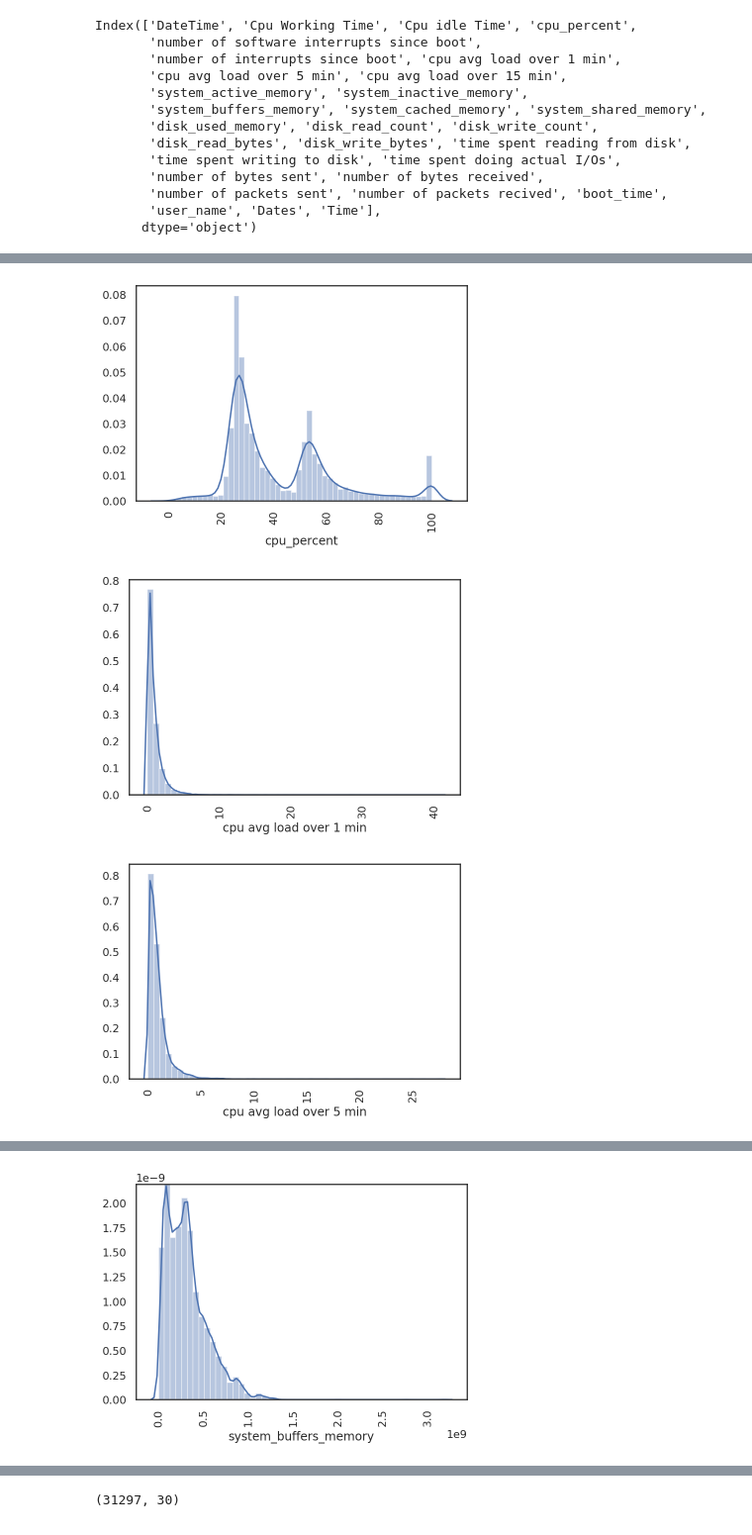
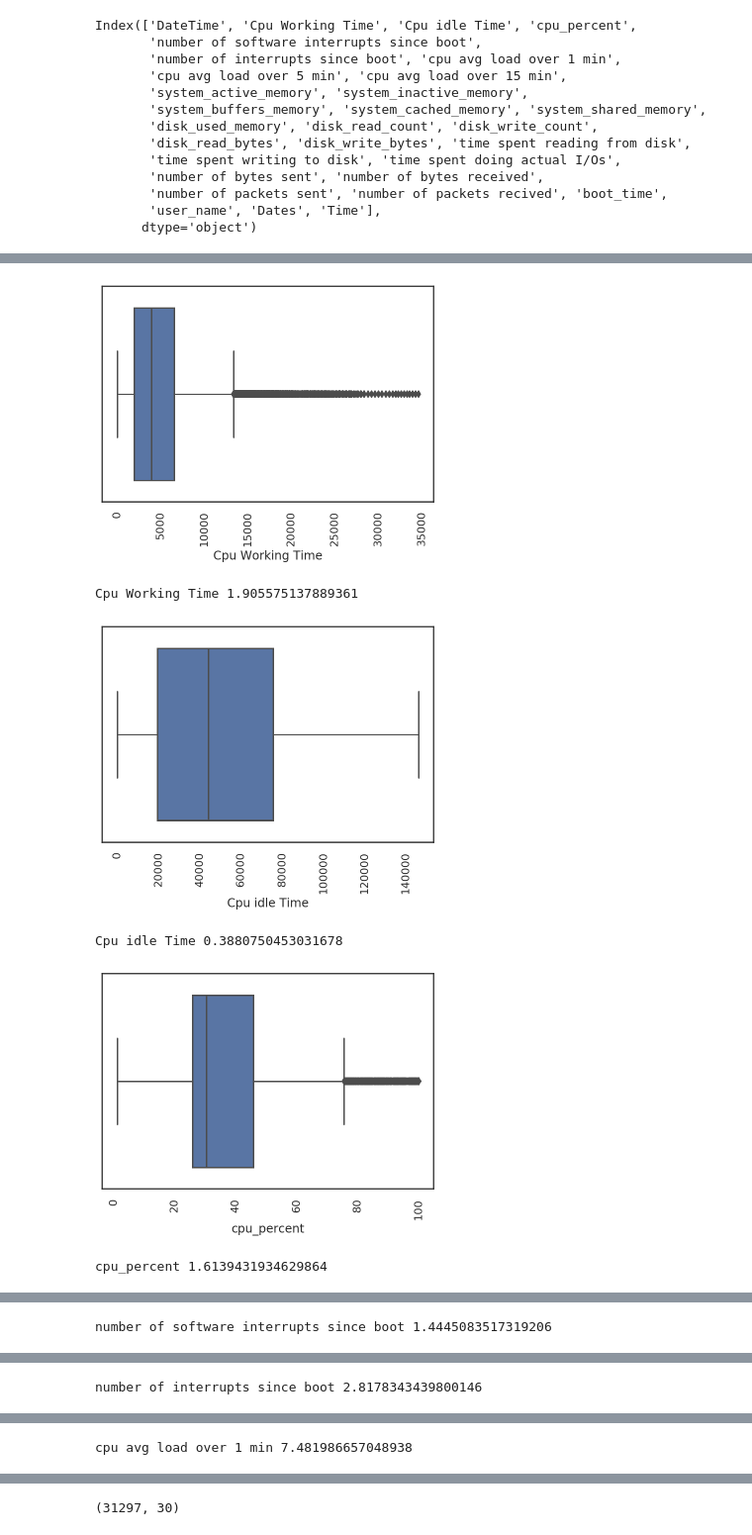
Before and after one commit to prayas2409/latiket-kafka, a Jupyter notebook: project_logs/logs_project.ipynb, the cells around one changed output, grey strips where cells are left out. Shown at 99% size. Cells and saved outputs as stored; diff of their text form; code cells hidden in the pictures.

```diff
--- a/project_logs/logs_project.ipynb
+++ b/project_logs/logs_project.ipynb
@@ -123,21 +137,25 @@ Name: Cpu idle Time, Length: 477, dtype: float64
 # %%
 def visualization(data):
 
-    dt = data[data['user_name']=='5152ibrahim@gmail.com']
-    dt2 = dt[dt['Dates']==dt['Dates'].unique()[2]]
+#     dt = data[data['user_name']=='5152ibrahim@gmail.com']
+#     dt2 = dt[dt['Dates']==dt['Dates'].unique()[2]]
 
     for i in data.columns:
         if data[i].dtype != 'object':
 #             print(data.columns[i])
 #             plt.figure(figsize=(15,7))
 #             sb.lineplot(x='Time', y=data.columns[i], data=data)
-            sb.distplot(data[i])
+#             sb.distplot(data[i])
+            sb.boxplot(data[i])
 
             plt.xticks(rotation=90)
             plt.show()
-#             print(i,data[i].skew())
+            print(i,data[i].skew())
 visualization(final_df)
 # %% [output]
-[figure, old version]
+[figure, new version]
+Cpu Working Time 1.905575137889361
-[figure, old version]
+[figure, new version]
+Cpu idle Time 0.3880750453031678
-[figure, old version]
+[figure, new version]
+cpu_percent 1.6139431934629864
@@ -144,0 +163 @@ visualization(final_df)
+number of software interrupts since boot 1.4445083517319206
@@ -145,0 +165 @@ visualization(final_df)
+number of interrupts since boot 2.8178343439800146
@@ -147 +166,0 @@ visualization(final_df)
-[figure, removed]
@@ -153,0 +167 @@ visualization(final_df)
+cpu avg load over 1 min 7.481986657048938
```
Also changed, not shown: parts of 26 cells of this notebook.
